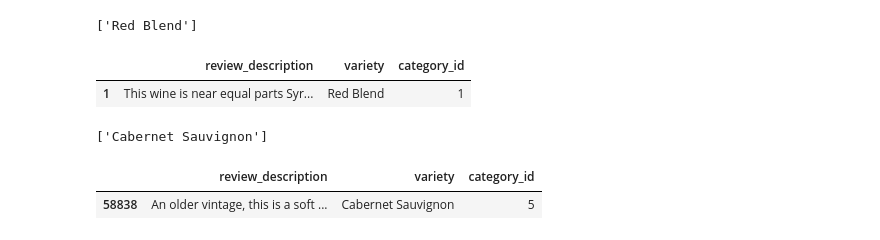
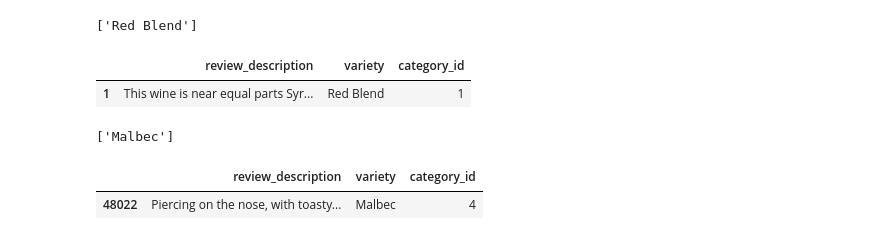
Before and after one commit to Alvin-Varghese/Multinomial_TextClassifier, a Jupyter notebook: notebook.ipynb, the cells around one changed output. Cells and saved outputs as stored; diff of their text form; code cells hidden in the pictures.

```diff
--- a/notebook.ipynb
+++ b/notebook.ipynb
@@ -153,17 +149,17 @@ df1[df1['review_description'] == "This wine is near equal parts Syrah and Merlot
 # %% [output]
 |  | review_description | variety | category_id |
 | 1 | This wine is near equal parts Syr... | Red Blend | 1 |
-# %%
-#PREDICTION 2
-print(clf.predict(count_vect.transform(["An older vintage, this is a soft and malleable wine dusty in tannin and oak, with light-bodied flavors and aromas of blackberry, cherry and chocolate."])))
-# %% [output]
-['Cabernet Sauvignon']
-# %%
-#CHECK 2
-df1[df1['review_description'] == "An older vintage, this is a soft and malleable wine dusty in tannin and oak, with light-bodied flavors and aromas of blackberry, cherry and chocolate."]
-# %% [output]
-|  | review_description | variety | category_id |
-| 58838 | An older vintage, this is a soft ... | Cabernet Sauvignon | 5 |
+# %%
+#PREDICTION 2
+print(clf.predict(count_vect.transform(["Piercing on the nose, with toasty oak scents, mint and lemon along with standard blackberry and raspberry. Feels good and tight, with a structured composition and bright flavors of cherry, plum and toast. Turns chocolaty and a touch salty on the finish. A nice, stocky, lively wine."])))
+# %% [output]
+['Malbec']
+# %%
+#CHECK 2
+df1[df1['review_description'] == "Piercing on the nose, with toasty oak scents, mint and lemon along with standard blackberry and raspberry. Feels good and tight, with a structured composition and bright flavors of cherry, plum and toast. Turns chocolaty and a touch salty on the finish. A nice, stocky, lively wine."]
+# %% [output]
+|  | review_description | variety | category_id |
+| 48022 | Piercing on the nose, with toasty... | Malbec | 4 |
 # %%
 # BENCHMARKING ON MULTIPLE MODELS
 # Logistic regression; Random Forest Classifier; Linear SupportVector Classifier; Naive Bayes (Multinomial)
```
Also changed, not shown: parts of 14 cells of this notebook.
